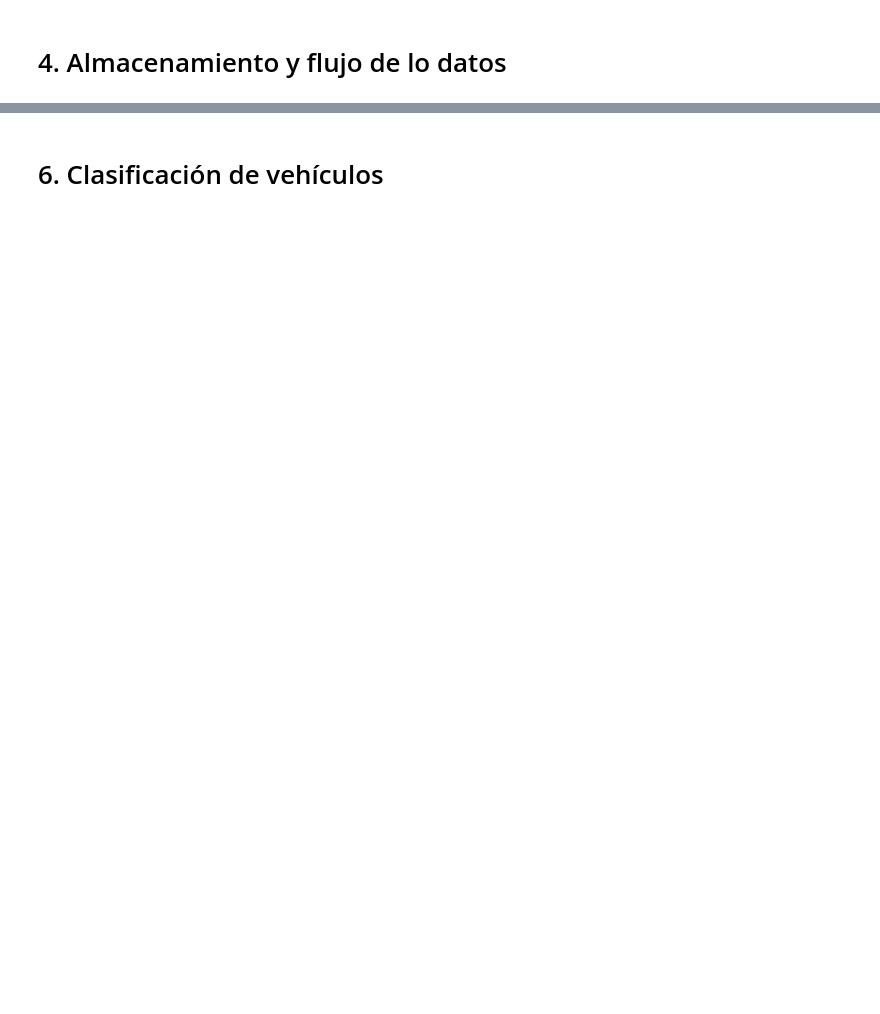
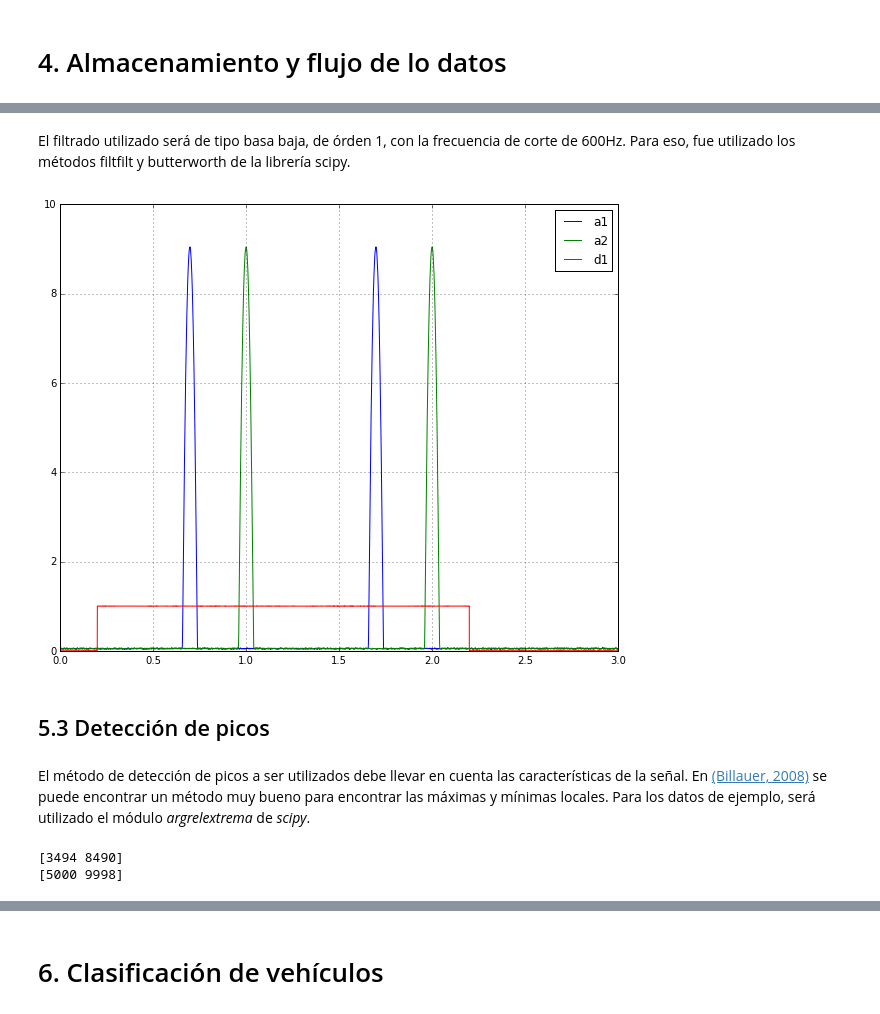
Before and after one commit to OpenWIM/pywim, a Jupyter notebook: docs/PyWIM.ipynb, the cells around one changed output, grey strips where cells are left out. Cells and saved outputs as stored; diff of their text form; code cells hidden in the pictures; blank space fills up the shorter version.

```diff
--- a/docs/PyWIM.ipynb
+++ b/docs/PyWIM.ipynb
@@ -164,0 +293,35 @@ Para la realización de los cálculos, la señal necesita ser tradada (filtro de
+# %% [markdown]
+El filtrado utilizado será de tipo basa baja, de órden 1, con la frecuencia de corte de 600Hz. Para eso, fue utilizado los métodos filtfilt y butterworth de la librería scipy.
+# %%
+order = 1
+freq = 600  # Mz
+lower_cut = freq/sample_rate
+
+b, a = signal.butter(order, lower_cut)
+
+df_filt['a1'] = signal.filtfilt(b, a, df_filt['a1'])
+df_filt['a2'] = signal.filtfilt(b, a, df_filt['a2'])
+
+df_filt.plot(figsize=(10, 8))
+plt.show()
+# %% [output]
+[figure, added]
+# %% [markdown]
+## 5.3 Detección de picos
+# %% [markdown]
+El método de detección de picos a ser utilizados debe llevar en cuenta las características de la señal. En <a name="ref-3"/>[(Billauer, 2008)](#cite-billauer2008peakdet) se puede encontrar un método muy bueno para encontrar las máximas y mínimas locales. Para los datos de ejemplo, será utilizado el módulo *argrelextrema* de *scipy*.
+# %%
+_tmp = df_filt['a1'].values.copy()
+_tmp[_tmp < 1] = 0.0
+peak_a1 = argrelextrema(_tmp, np.greater, order=100)[0]
+
+_tmp = df_filt['a2'].values.copy()
+_tmp[_tmp < 1] = 0.0
+
+peak_a2 = argrelextrema(_tmp, np.greater, order=100)[0]
+
+print(peak_a1)
+print(peak_a2)
+# %% [output]
+[3494 8490]
+[5000 9998]
```
Also changed, not shown: parts of 20 cells of this notebook, 2 other files.
